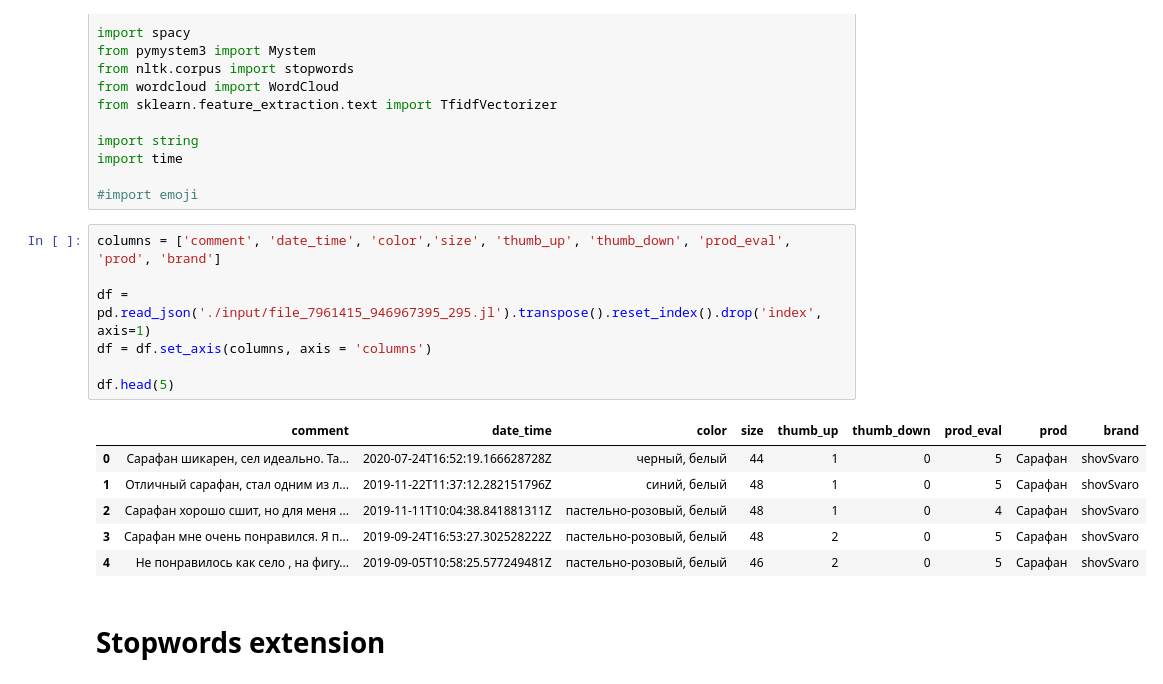
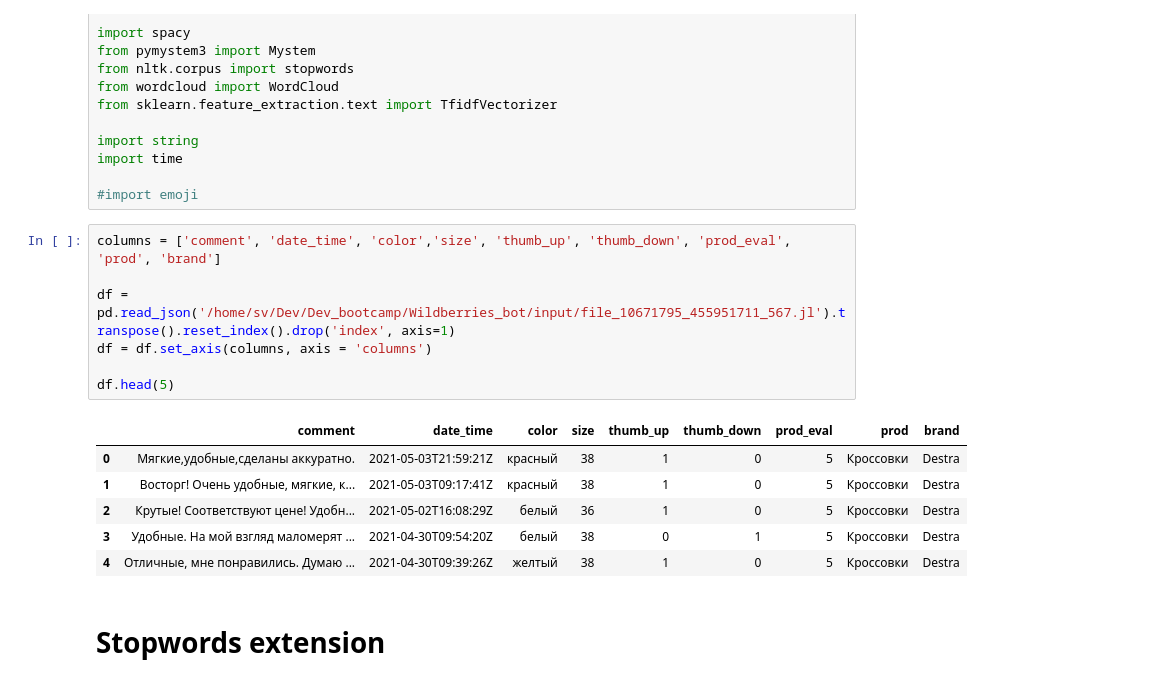
Before and after one commit to SvetlanaY/Wildberries_bot, a Jupyter notebook: jupiter/Mystem_TFIDF_spacy.ipynb, the cells around one changed output. Saved outputs shown, nothing was run; the diff lists cells and outputs as text.

```diff
--- a/jupiter/Mystem_TFIDF_spacy.ipynb
+++ b/jupiter/Mystem_TFIDF_spacy.ipynb
@@ -38,17 +38,17 @@ import time
 # %%
 columns = ['comment', 'date_time', 'color','size', 'thumb_up', 'thumb_down', 'prod_eval', 'prod', 'brand']
 
-df = pd.read_json('./input/file_7961415_946967395_295.jl').transpose().reset_index().drop('index', axis=1)
+df = pd.read_json('/home/sv/Dev/Dev_bootcamp/Wildberries_bot/input/file_10671795_455951711_567.jl').transpose().reset_index().drop('index', axis=1)
 df = df.set_axis(columns, axis = 'columns')
 
 df.head(5)
 # %% [output]
 |  | comment | date_time | color | size | thumb_up | thumb_down | prod_eval | prod | brand |
-| 0 | Сарафан шикарен, сел идеально. Та... | 2020-07-24T16:52:19.166628728Z | черный, белый | 44 | 1 | 0 | 5 | Сарафан | shovSvaro |
-| 1 | Отличный сарафан, стал одним из л... | 2019-11-22T11:37:12.282151796Z | синий, белый | 48 | 1 | 0 | 5 | Сарафан | shovSvaro |
-| 2 | Сарафан хорошо сшит, но для меня ... | 2019-11-11T10:04:38.841881311Z | пастельно-розовый, белый | 48 | 1 | 0 | 4 | Сарафан | shovSvaro |
-| 3 | Сарафан мне очень понравился. Я п... | 2019-09-24T16:53:27.302528222Z | пастельно-розовый, белый | 48 | 2 | 0 | 5 | Сарафан | shovSvaro |
-| 4 | Не понравилось как село , на фигу... | 2019-09-05T10:58:25.577249481Z | пастельно-розовый, белый | 46 | 2 | 0 | 5 | Сарафан | shovSvaro |
+| 0 | Мягкие,удобные,сделаны аккуратно. | 2021-05-03T21:59:21Z | красный | 38 | 1 | 0 | 5 | Кроссовки | Destra |
+| 1 | Восторг! Очень удобные, мягкие, к... | 2021-05-03T09:17:41Z | красный | 38 | 1 | 0 | 5 | Кроссовки | Destra |
+| 2 | Крутые! Соответствуют цене! Удобн... | 2021-05-02T16:08:29Z | белый | 36 | 1 | 0 | 5 | Кроссовки | Destra |
+| 3 | Удобные. На мой взгляд маломерят ... | 2021-04-30T09:54:20Z | белый | 38 | 0 | 1 | 5 | Кроссовки | Destra |
+| 4 | Отличные, мне понравились. Думаю ... | 2021-04-30T09:39:26Z | желтый | 38 | 1 | 0 | 5 | Кроссовки | Destra |
 # %% [markdown]
 # Stopwords extension
 # %%
```
Also changed, not shown: parts of 9 cells of this notebook, 13 other files.
